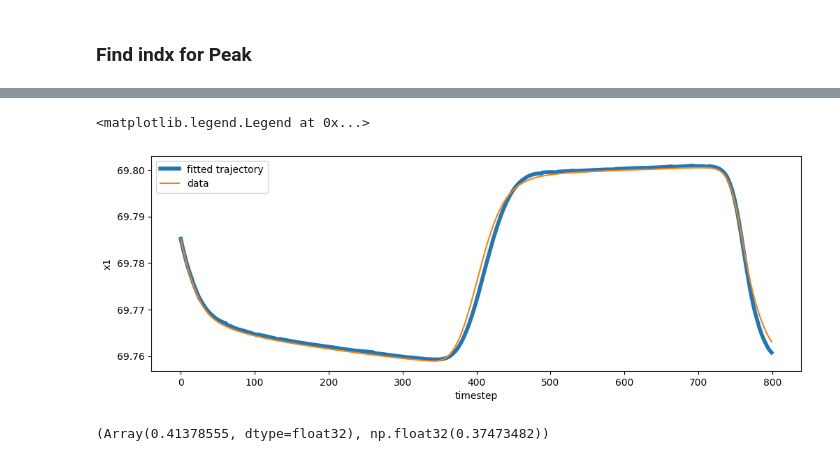
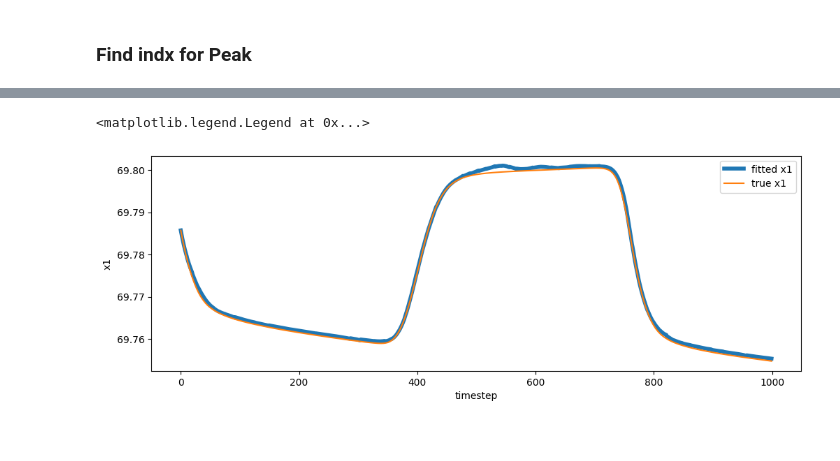
Before and after one commit to LukasBremer/SMM_AdODE_2D, a Jupyter notebook: adode_cluster/SpringMassModel/SinglePeakModel.ipynb, the cells around one changed output, grey strips where cells are left out. Saved outputs shown, nothing was run; the diff lists cells and outputs as text; code cells hidden in the pictures.

Commit message:
last test of fitting with T_rec

```diff
--- a/adode_cluster/SpringMassModel/SinglePeakModel.ipynb
+++ b/adode_cluster/SpringMassModel/SinglePeakModel.ipynb
@@ -110,9 +110,14 @@ def sm_model(**kwargs_sys):
 
         x1 = xy['x1']
         x2 = xy['x2']
+        y1 = xy['y1']
+        y2 = xy['y2']
         t_x1 = targets['x1']
         t_x2 = targets['x2']
-        return jnp.nanmean((x1-t_x1)**2 + (x2-t_x2)**2)
+        t_y1 = targets['y1']
+        t_y2 = targets['y2']
+        eta_diff = jnp.std(jnp.array([params['eta0'],params['eta1'],params['eta2'],params['eta3']]))
+        return jnp.nanmean((x1-t_x1)**2 + (x2-t_x2)**2 +(y1 - t_y1)**2 + (y2 - t_y2)**2  + .001*eta_diff)
 
     return eom, loss, gen_params, gen_y0, {}
 # %% [markdown]
@@ -242,14 +247,16 @@ Delta_t_standard = t_stop - t_start
 
 T_standard = np.load('../data/SpringMassModel/StandardPeaks/T_standard1.npy')
 x_i,x_j,x_cm,l_a = shape_input_for_adoptode(x_temp[t_start:t_stop,:], x_cm_temp[t_start:t_stop,:],T[t_start:t_stop,:],i,j,1) # i and j specify the cell taken from the grid
+x_i_dot = np.append(np.diff(x_i,axis=0),np.diff(x_i,axis=0)[-1].reshape(1,2),axis=0)/(delta_t)
 #T_model = create_T(T_standard, t_evals, t_start, delta_t, t_peak_start,t_peak_stop)
 T_model = T_arr[:,t_start:t_stop]
-T_rec = np.load('T_rec_smoothed.npy')
+T_rec = np.load('T_rec_test.npy')
 
 start = 300
-end = 1100#int(len(t_evals)-750)#*3/4)
+end = 1300#int(len(t_evals)-750)#*3/4)
 
-x_i,x_j,x_cm,l_a = x_i[start:end,:],x_j[:,start:end,:],x_cm[:,start:end,:],l_a[:,start:end]
+print(t_evals.shape)
+x_i,x_j,x_cm = x_i[start:end,:],x_j[:,start:end,:],x_cm[:,start:end,:]
 t_evals = t_evals[start:end]
 T_model = T_model[:,start:end]
 T_rec = T_rec[:,start:end]
@@ -257,7 +264,7 @@ T_rec = T_rec[:,start:end]
 #arrays interpolieren
 t_interp, x_cm_interp = interpolate_x(x_cm,t_evals,N_interp)
 t_interp, x_j_interp = interpolate_x(x_j,t_evals,N_interp)
-t_interp, T_interp = interpolate_scalar(T_model,t_evals,N_interp)
+t_interp, T_interp = interpolate_scalar(T_rec,t_evals,N_interp)
 
 y0 = {"x1":x_i[0,0],'x2':x_i[0,1],'y1':(x_i[1,0]-x_i[0,0])/delta_t,'y2':(x_i[1,1]-x_i[0,1])/delta_t,'x_cm':x_cm[:,0,:],'x_j':x_j[:,0,:]}
 # %% [output]
@@ -287,8 +295,8 @@ kwargs_sys = {
     'T':T_interp,
     'x1_0':x_i[0,0],
     'x2_0':x_i[0,1],
-    'y1_0':(x_i[1,0]-x_i[0,0])/delta_t,
-    'y2_0':(x_i[1,1]-x_i[0,1])/delta_t,
+    'y1_0':x_i_dot[0,0],
+    'y2_0':x_i_dot[0,1],
     'N_sys': 1
 }
 
@@ -303,18 +316,19 @@ real_params_up = {'l_g':l_0+ l_0*tol,
 # %%
-nan_array = jnp.full((1,x_i.shape[0]), 0.)
-targets = {"x1":x_i[:,0].reshape((1,len(x_i[:,0]))),'x2':x_i[:,1].reshape((1,len(x_i[:,0]))),'y1':nan_array,'y2':nan_array}
-# reset_every = 300
-# t_reset_idcs = tuple([
-    # reset_every * i
-    # for i in range(int(np.ceil((len(t_evals) - 1) / reset_every)))
-# ])
 
-kwargs_adoptODE = {'lr':.5e-2, 'epochs':400,'N_backups':1,
+targets = {"x1":x_i[:,0].reshape((1,len(x_i[:,0]))),'x2':x_i[:,1].reshape((1,len(x_i[:,0]))),'y1':x_i_dot[:,0].reshape((1,len(x_i_dot[:,0]))),'y2':x_i_dot[:,1].reshape((1,len(x_i_dot[:,1])))}
+reset_every = 300
+t_reset_idcs = tuple([
+    reset_every * i
+    for i in range(int(np.ceil((len(t_evals) - 1) / reset_every)))
+])
+
+kwargs_adoptODE = {'lr':.9e-2, 'epochs':1000,'N_backups':1,
                 #    't_reset_idcs': t_reset_idcs,
                    'lower_b_y0':{'x1':y0['x1'],'x2':y0['x2'],'y1':y0['y1']-0*y0['y1'],'y2':y0['y2']-0*y0['y2'] },
                    'upper_b_y0':{'x1':y0['x1'],'x2':y0['x2'],'y1':y0['y1']+0*y0['y1'],'y2':y0['y2']+0*y0['y2'] },
                    'lower_b': real_params_low,
                    'upper_b': real_params_up}
+
 
 dataset2 = dataset_adoptODE(sm_model,
                                 targets,
@@ -332,16 +354,13 @@ Epoch 080:  Loss: 2.1e-05,  Params Err.: 9.6e+00, y0 error: nan, Params Norm: 2.
 # %%
 plt.figure(figsize=(12, 4))
-plt.plot(dataset2.ys_sol['x1'][0,0:],linewidth = 4,label= 'fitted trajectory')
-plt.plot(x_i[0:,0],label = 'data')
+plt.plot(dataset2.ys_sol['x1'][0,0:],linewidth = 4,label= 'fitted x1')
+plt.plot(dataset2.ys['x1'][0,0:],label= 'true x1')
+# plt.plot(dataset2.ys_sol['x2'][0,0:],linewidth = 4,label= 'fitted x2')
+# plt.plot(dataset2.ys['x2'][0,0:],label= 'true x2')
 plt.ylabel('x1')
 plt.xlabel('timestep')
 plt.legend()
 #plt.savefig("trajectory_overfittet2.png")
 # %% [output]
 <matplotlib.legend.Legend at 0x...>
-[figure, old version]
+[figure, new version]
-# %%
-for i in range(4):
-    print(params_final['eta'+str(i)],real_params['eta'+str(i)])
-# %% [output]
-(Array(0.41378555, dtype=float32), np.float32(0.37473482))
```
Also changed, not shown: parts of 7 cells of this notebook, 2 other files.
